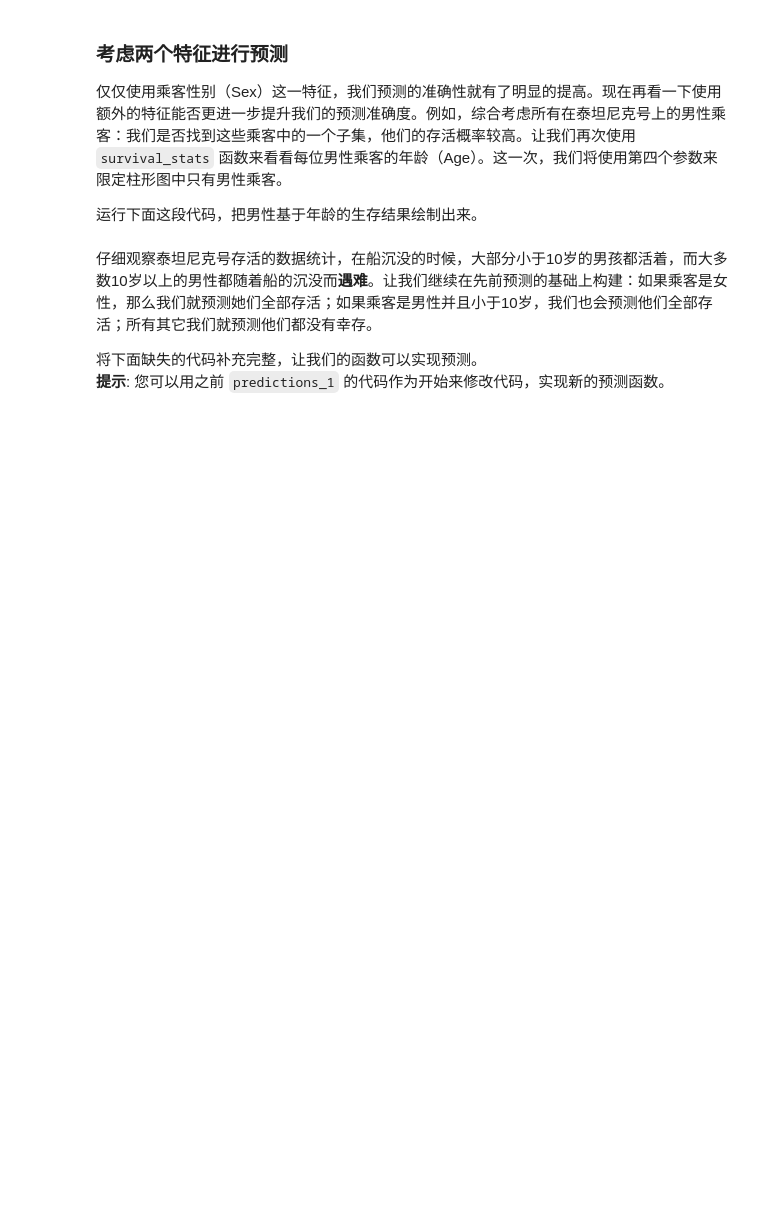
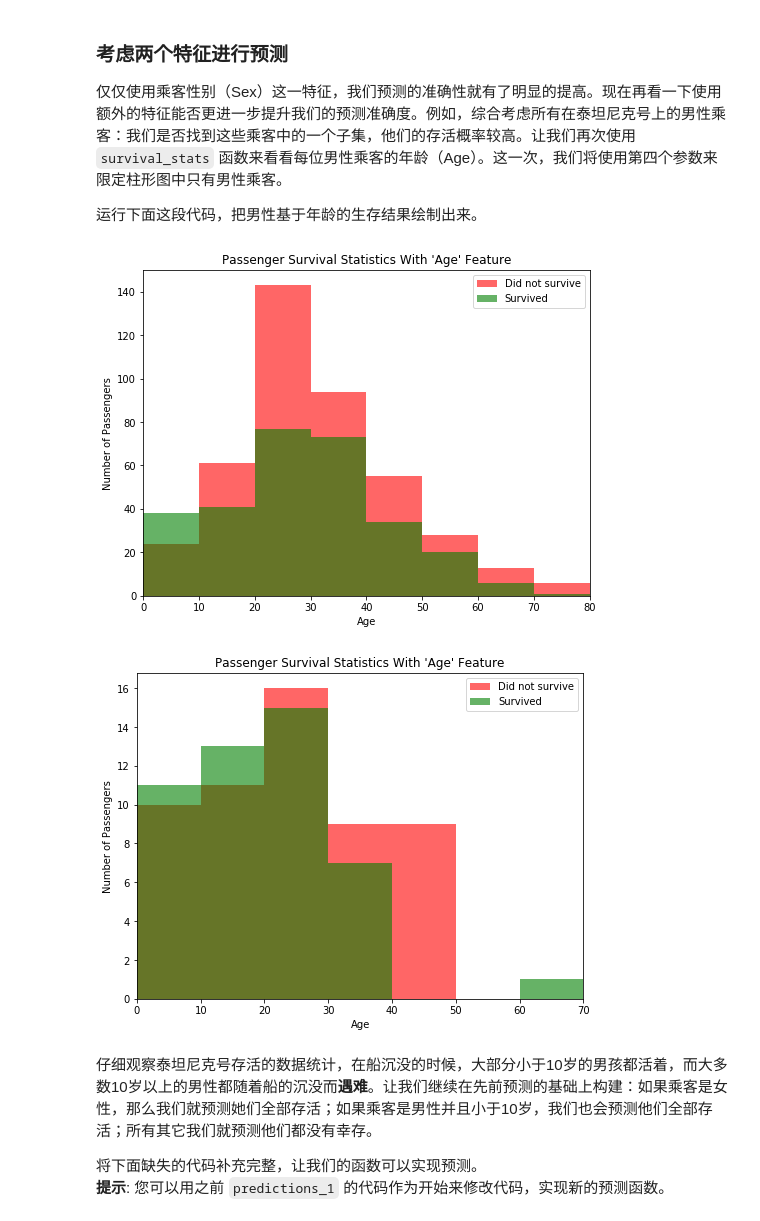
Before and after one commit to lizwangying/TryPython, a Jupyter notebook: titanic_survival_exploration.ipynb, the cells around one changed output. Drawn from its saved outputs; the diff is of its cells as text; code cells hidden in the pictures; blank space fills up the shorter version.

```diff
--- a/titanic_survival_exploration.ipynb
+++ b/titanic_survival_exploration.ipynb
@@ -155,7 +184,11 @@ predictions = predictions_1(data)
 
 运行下面这段代码，把男性基于年龄的生存结果绘制出来。
 # %%
-survival_stats(data, outcomes, 'Age', ["Sex == 'male'"])
+survival_stats(data, outcomes, 'Age')
+survival_stats(data, outcomes, 'Age', ["Sex == 'female'","Pclass > 2"])
+# %% [output]
+[figure, added]
+[figure, added]
 # %% [markdown]
 仔细观察泰坦尼克号存活的数据统计，在船沉没的时候，大部分小于10岁的男孩都活着，而大多数10岁以上的男性都随着船的沉没而**遇难**。让我们继续在先前预测的基础上构建：如果乘客是女性，那么我们就预测她们全部存活；如果乘客是男性并且小于10岁，我们也会预测他们全部存活；所有其它我们就预测他们都没有幸存。
 
```
Also changed, not shown: parts of 16 cells of this notebook, 1 other file.
